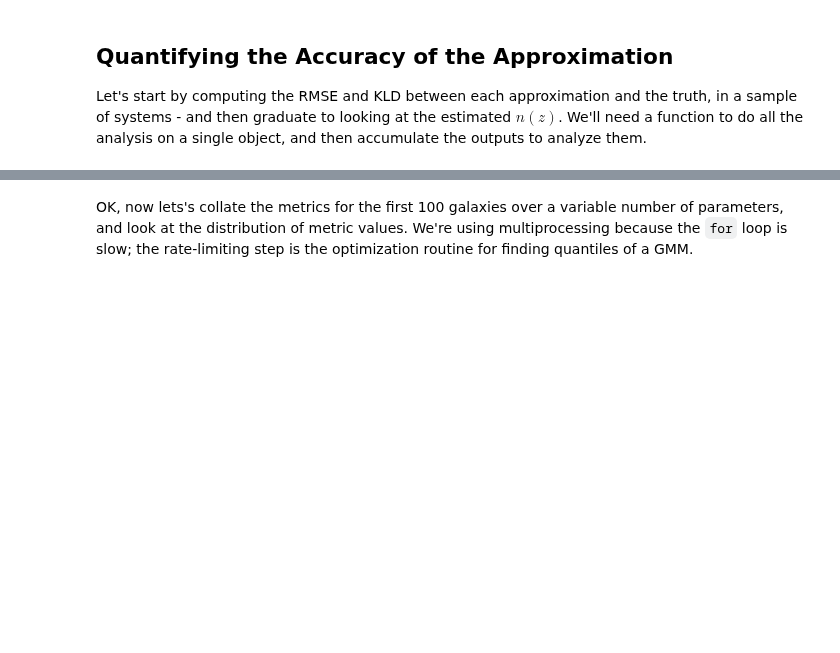
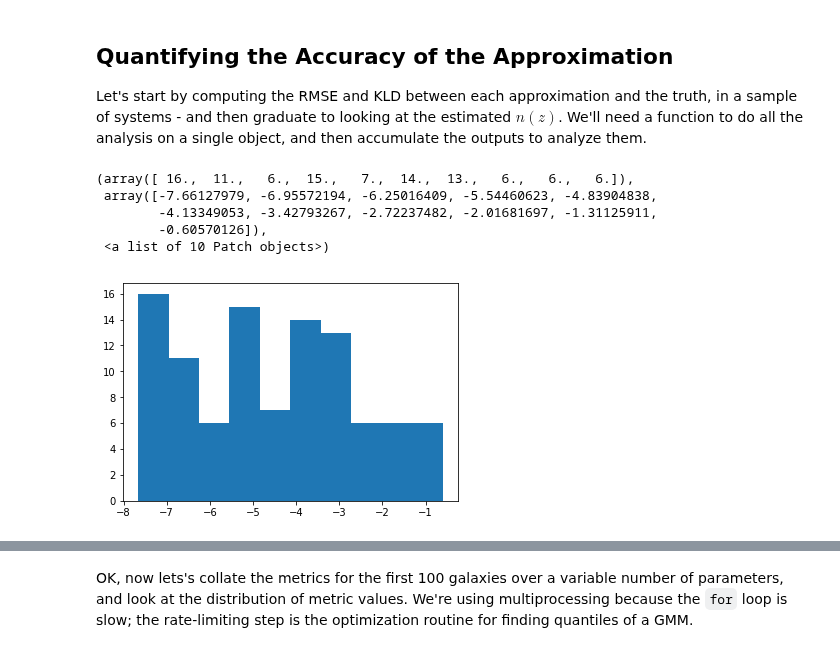
Before and after one commit to aimalz/qp, a Jupyter notebook: docs/desc-0000-qp-photo-z_approximation/research/data_exploration.ipynb, the cells around one changed output, grey strips where cells are left out. Cells and saved outputs as stored; diff of their text form; code cells hidden in the pictures; blank space fills up the shorter version.

```diff
--- a/docs/desc-0000-qp-photo-z_approximation/research/data_exploration.ipynb
+++ b/docs/desc-0000-qp-photo-z_approximation/research/data_exploration.ipynb
@@ -155,26 +162,40 @@ def analyze(pdfs, N_comps, z, N_floats):
     E = qp.Ensemble(N_pdfs, gridded=(z, pdfs))
     E.sample(100)
     GMMs = E.mix_mod_fit(N=N_comps)
-    Ef = qp.Ensemble(N_pdfs, truth=GMMs)
-    out_E['truth'] = Ef
-    #Et = qp.Ensemble(N_pdfs, gridded=Ef.evaluate(z))
-    #t_stack = Et.stack(z, using='gridded')
-    #out_E['gridded'] = Et
-    Eq = qp.Ensemble(N_pdfs, quantiles=Ef.quantize(N=N_floats))
-    #q_stack = Eq.stack(z, using='quantiles')
-    out_E['quantiles'] = Eq
-    Eh = qp.Ensemble(N_pdfs, histogram=Ef.histogramize(N=N_floats, binrange=(z_low, z_high)))
-    #h_stack = Eh.stack(z, using='histogram')
-    out_E['histogram'] = Eh
-    Es = qp.Ensemble(N_pdfs, samples=Ef.sample(N=N_floats))
-    #s_stack = Es.stack(z, using='samples')
-    out_E['samples'] = Es
+    out_E['stats'] = []
+    for GMM in GMMs:
+        out_E['stats'].append(GMM.functions[0].stats())
+#     Ef = qp.Ensemble(N_pdfs, truth=GMMs)
+#     out_E['truth'] = Ef
+#     #Et = qp.Ensemble(N_pdfs, gridded=Ef.evaluate(z))
+#     #t_stack = Et.stack(z, using='gridded')
+#     #out_E['gridded'] = Et
+#     Eq = qp.Ensemble(N_pdfs, quantiles=Ef.quantize(N=N_floats))
+#     #q_stack = Eq.stack(z, using='quantiles')
+#     out_E['quantiles'] = Eq
+#     Eh = qp.Ensemble(N_pdfs, histogram=Ef.histogramize(N=N_floats, binrange=(z_low, z_high)))
+#     #h_stack = Eh.stack(z, using='histogram')
+#     out_E['histogram'] = Eh
+#     Es = qp.Ensemble(N_pdfs, samples=Ef.sample(N=N_floats))
+#     #s_stack = Es.stack(z, using='samples')
+#     out_E['samples'] = Es
     return(out_E)#, KLDs, RMSEs)
 # %%
 # this is a test of the experimental qp.Ensemble object!
 
 n_gals_tot = len(pdfs)
 full_gal_range = range(n_gals_tot)
-subset = np.random.choice(full_gal_range, 6)
+subset = np.random.choice(full_gal_range, 100)
 pdfs_to_use = pdfs[subset]
-results = analyze(pdfs_to_use, 2, z, 10)
+results = analyze(pdfs_to_use, 1, z, 10)
+# %%
+moments = np.array(results['stats']).T
+fit_stats = moments[1]
+plt.hist(np.log(fit_stats))
+# %% [output]
+(array([ 16.,  11.,   6.,  15.,   7.,  14.,  13.,   6.,   6.,   6.]),
+ array([-7.66127979, -6.95572194, -6.25016409, -5.54460623, -4.83904838,
+        -4.13349053, -3.42793267, -2.72237482, -2.01681697, -1.31125911,
+        -0.60570126]),
+ <a list of 10 Patch objects>)
+[figure, added]
```
Also changed, not shown: parts of 13 cells of this notebook, 3 other files.
